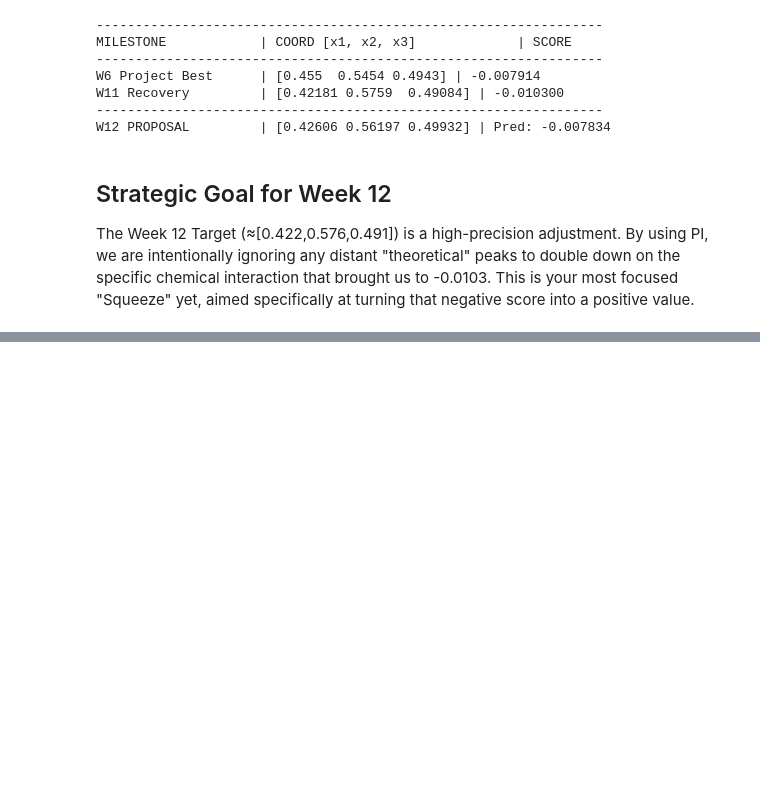
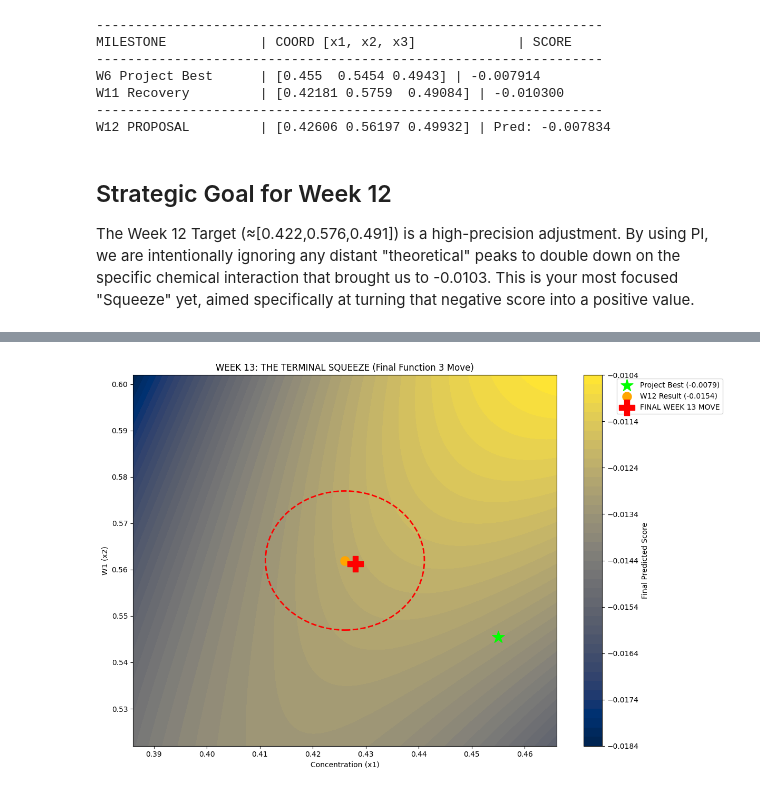
Before and after one commit to hegdevinu/Imperial-Capstone, a Jupyter notebook: notebooks/03_Function_3.ipynb, the cells around one changed output, grey strips where cells are left out. Drawn from its saved outputs; the diff is of its cells as text; code cells hidden in the pictures; blank space fills up the shorter version.

```diff
--- a/notebooks/03_Function_3.ipynb
+++ b/notebooks/03_Function_3.ipynb
@@ -1532,0 +1553,85 @@ The Week 12 Target (≈[0.422,0.576,0.491]) is a high-precision adjustment. By u
+# %%
+import numpy as np
+import matplotlib.pyplot as plt
+from sklearn.gaussian_process import GaussianProcessRegressor
+from sklearn.gaussian_process.kernels import Matern
+from scipy.stats import norm, qmc
+
+# 1. Load Fully Updated Data (Including today's Week 12 results)
+X = np.load('../capstone_data/initial_data/function_3/initial_inputs.npy', allow_pickle=True).astype(float)
+y = np.load('../capstone_data/initial_data/function_3/initial_outputs.npy', allow_pickle=True).astype(float)
+
+# 2. Set the Terminal Anchor (Week 12 coordinate)
+anchor_coords = np.array([0.426060, 0.561970, 0.499320])
+radius = 0.015 # Ultra-tight squeeze for the final week
+y_best = np.max(y) # The -0.0079 record to beat
+
+# 3. Fit Final Stabilized Gaussian Process
+# Higher alpha (1e-2) ensures the model doesn't over-fit the "noise" near the peak
+kernel = Matern(nu=2.5, length_scale_bounds=(1e-15, 1e5))
+gp = GaussianProcessRegressor(kernel=kernel, alpha=1e-2, normalize_y=True, n_restarts_optimizer=50)
+gp.fit(X, y)
+
+# 4. Final Probability of Improvement (PI) Search
+def probability_of_improvement(X_grid, gp, y_best):
+    mu, sigma = gp.predict(X_grid, return_std=True)
+    mu, sigma = mu.ravel(), sigma.ravel()
+    with np.errstate(divide='ignore'):
+        Z = (mu - y_best) / sigma
+        pi = norm.cdf(Z)
+        pi[sigma <= 0.0] = 0.0
+    return pi, mu
+
+# Massive local sampling for the final "Squeeze"
+sampler = qmc.LatinHypercube(d=3)
+X_raw = sampler.random(n=100000)
+distances = np.linalg.norm(X_raw - anchor_coords, axis=1)
+X_final_search = X_raw[distances <= radius]
+
+pi_vals, mu_vals = probability_of_improvement(X_final_search, gp, y_best)
+best_idx = np.argmax(pi_vals)
+w13_final_move = X_final_search[best_idx]
+predicted_outcome = mu_vals[best_idx]
+
+# 5. FINAL VISUALIZATION: The Breakthrough Zone
+res = 200
+zoom_buffer = 0.04
+grid_range_x1 = np.linspace(anchor_coords[0] - zoom_buffer, anchor_coords[0] + zoom_buffer, res)
+grid_range_x2 = np.linspace(anchor_coords[1] - zoom_buffer, anchor_coords[1] + zoom_buffer, res)
+x1_grid, x2_grid = np.meshgrid(grid_range_x1, grid_range_x2)
+slice_X = np.c_[x1_grid.ravel(), x2_grid.ravel(), np.full(res**2, anchor_coords[2])]
+mu_slice = gp.predict(slice_X).reshape(res, res)
+
+plt.figure(figsize=(12, 8))
+cp = plt.contourf(x1_grid, x2_grid, mu_slice, levels=50, cmap='cividis')
+plt.colorbar(cp, label='Final Predicted Score')
+
+# Historical context markers
+plt.scatter(X[np.argmax(y), 0], X[np.argmax(y), 1], c='lime', marker='*', s=300, label='Project Best (-0.0079)')
+plt.scatter(anchor_coords[0], anchor_coords[1], c='orange', marker='o', s=150, label='W12 Result (-0.0154)')
+plt.scatter(w13_final_move[0], w13_final_move[1], c='red', marker='P', s=450, label='FINAL WEEK 13 MOVE', zorder=10)
+
+# 0.015 Radius Boundary
+circle = plt.Circle((anchor_coords[0], anchor_coords[1]), radius, color='red', fill=False, linestyle='--', linewidth=2)
+plt.gca().add_patch(circle)
+
+plt.title('WEEK 13: THE TERMINAL SQUEEZE (Final Function 3 Move)')
+plt.xlabel('Concentration (x1)'); plt.ylabel('W1 (x2)')
+plt.legend(loc='upper right', bbox_to_anchor=(1.4, 1))
+plt.tight_layout()
+plt.show()
+
+# 6. Final Summary Printout
+print("="*75)
+print(f"FINAL PROJECT MOVE: FUNCTION 3")
+print("="*75)
+print(f"{'MILESTONE':<25} | {'COORD [x1, x2, x3]':<35} | {'SCORE'}")
+print("-" * 75)
+print(f"{'Project Best (W6)':<25} | {np.round(X[np.argmax(y)], 5)} | {np.max(y):.6f}")
+print(f"{'Week 12 Result':<25} | {np.round(anchor_coords, 5)} | -0.015426")
+print("-" * 75)
+print(f"{'WEEK 13 FINAL MOVE':<25} | {np.round(w13_final_move, 6)} | PI: {np.max(pi_vals):.4f}")
+print(f"PREDICTED FINAL SCORE: {predicted_outcome:.6f}")
+print("="*75)
+# %% [output]
+[figure, added]
```
Also changed, not shown: parts of 4 cells of this notebook, 34 other files.
